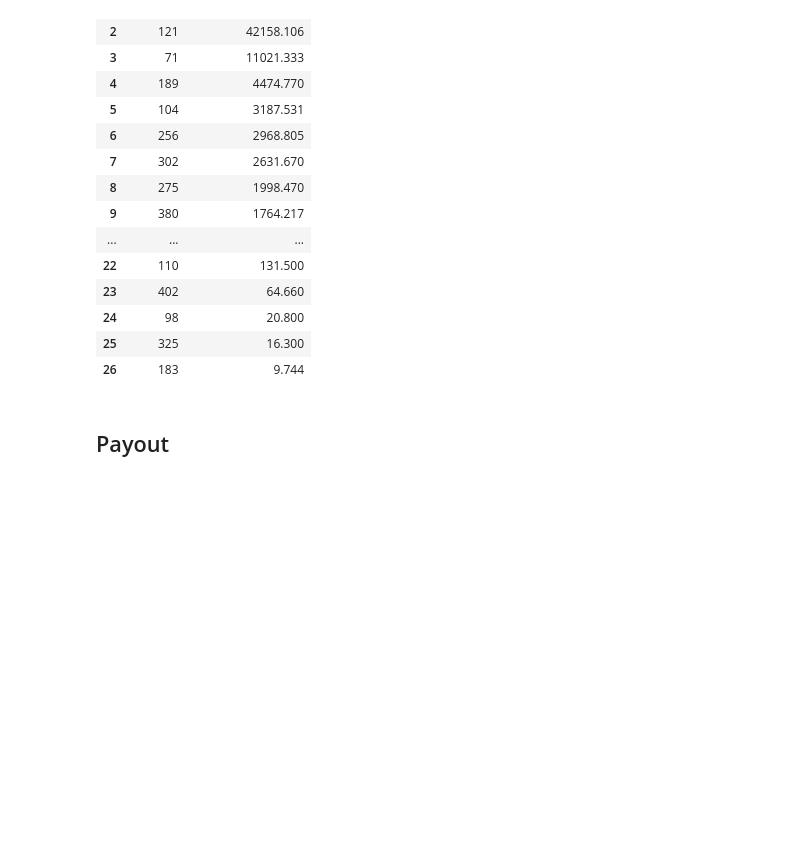
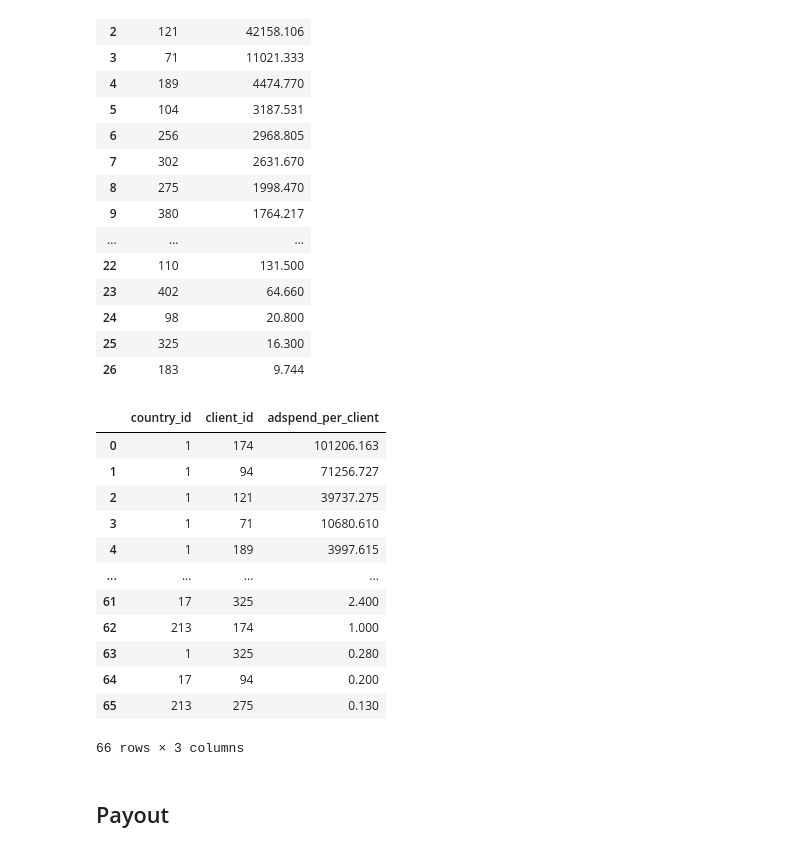
Before and after one commit to roshaan7zafar/JustDice, a Jupyter notebook: main.ipynb, the cells around one changed output. Saved outputs shown, nothing was run; the diff lists cells and outputs as text; code cells hidden in the pictures; blank space fills up the shorter version.

```diff
--- a/main.ipynb
+++ b/main.ipynb
@@ -779,6 +790,22 @@ adspend_df.groupby(["client_id"])['value_usd'].sum().sort_values(ascending=False
 | 24 | 98 | 20.800 |
 | 25 | 325 | 16.300 |
 | 26 | 183 | 9.744 |
+# %%
+adspend_df.groupby(["country_id","client_id"])['value_usd'].sum().sort_values(ascending=False).reset_index(name='adspend_per_client')
+# %% [output]
+|  | country_id | client_id | adspend_per_client |
+| 0 | 1 | 174 | 101206.163 |
+| 1 | 1 | 94 | 71256.727 |
+| 2 | 1 | 121 | 39737.275 |
+| 3 | 1 | 71 | 10680.610 |
+| 4 | 1 | 189 | 3997.615 |
+| ... | ... | ... | ... |
+| 61 | 17 | 325 | 2.400 |
+| 62 | 213 | 174 | 1.000 |
+| 63 | 1 | 325 | 0.280 |
+| 64 | 17 | 94 | 0.200 |
+| 65 | 213 | 275 | 0.130 |
+66 rows × 3 columns
 # %% [markdown]
 ## Payout
 # %%
```
Also changed, not shown: parts of 7 cells of this notebook.
